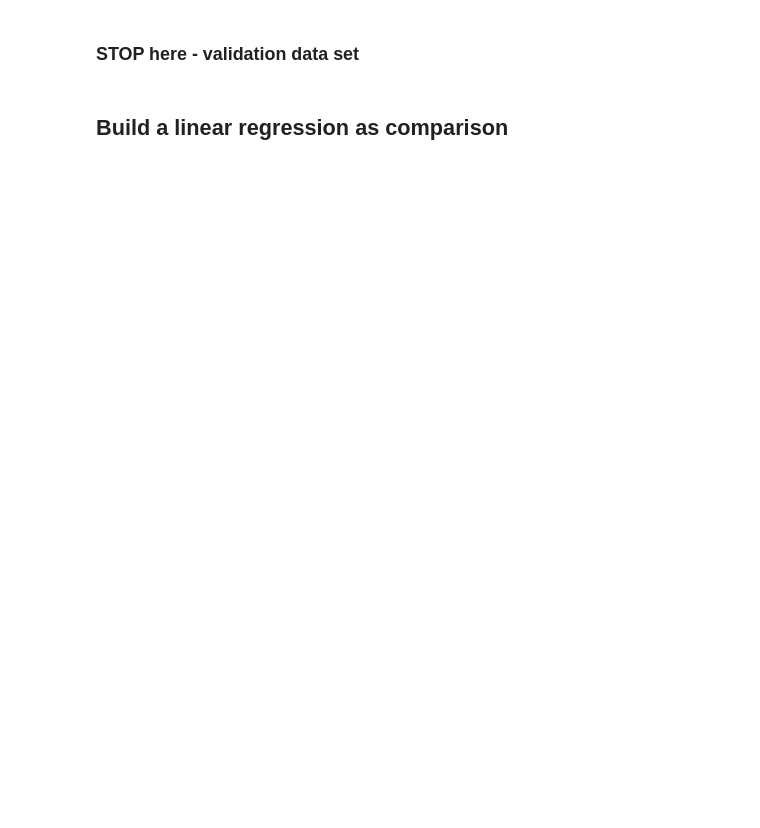
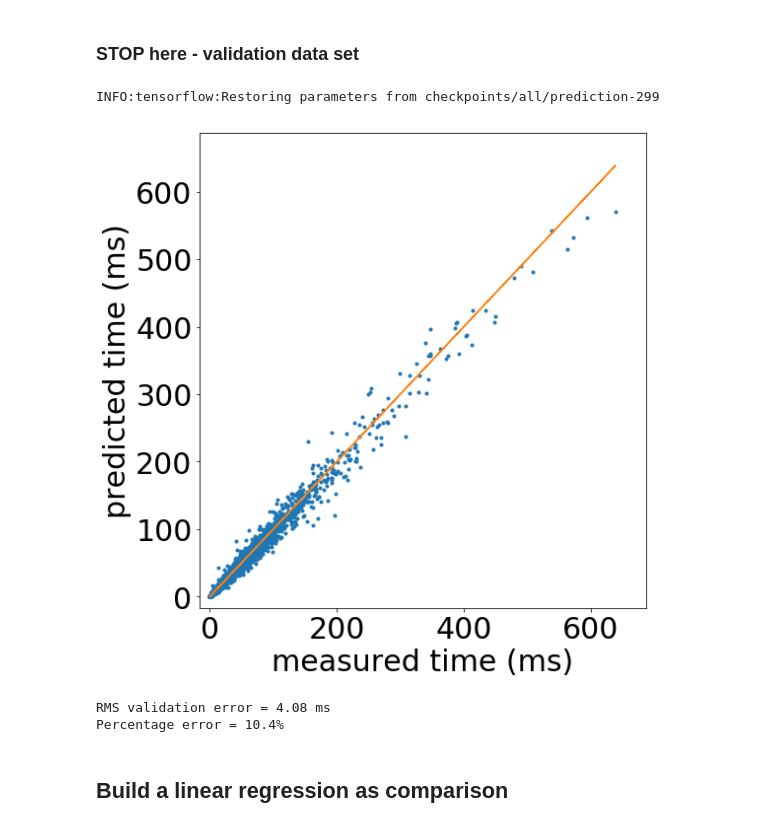
Before and after one commit to CDECatapult/ml-performance-prediction, a Jupyter notebook: prediction_model/notebooks/model_compTime.ipynb, the cells around one changed output. Saved outputs shown, nothing was run; the diff lists cells and outputs as text; code cells hidden in the pictures; blank space fills up the shorter version.

```diff
--- a/prediction_model/notebooks/model_compTime.ipynb
+++ b/prediction_model/notebooks/model_compTime.ipynb
@@ -26,7 +26,7 @@ from prediction_model import dataprep
 # %%
 model_name = 'all'
 
-MODEL_PATH = os.path.join(ROOT_DIR, 'prediction/models/%s/' %model_name)
+MODEL_PATH = os.path.join(ROOT_DIR, 'prediction_model/models/%s/' %model_name)
 DATA_PATH = os.path.join(ROOT_DIR, 'prediction_model/data')
 # %%
 try:
@@ -72,22 +72,26 @@ if useData == 'Dense':
 # %%
 split=[.8,.1,.1]
 if model_name == 'all' or model_name[0:3] == 'no_':
-    data_cols_conv = ['batchsize','elements_matrix','elements_kernel','channels_in','channels_out','padding','strides','use_bias',
+    data_cols_conv = ['batchsize','elements_matrix','elements_kernel',
+                      'channels_in','channels_out','padding','strides','use_bias',
                       'opt_SGD','opt_Adadelta','opt_Adagrad','opt_Momentum','opt_Adam','opt_RMSProp',
                       'act_relu','act_tanh','act_sigmoid',
-#                       'ops','memory_weights','memory_in','memory_out',
-                      'bandwidth','cores','clock'
-                     ]
+                      'bandwidth','cores','clock']
+
+    data_cols_dense = ['batchsize','dim_input','dim_output',
+                       'opt_SGD','opt_Adadelta','opt_Adagrad','opt_Momentum','opt_Adam','opt_RMSProp',
+                       'act_relu','act_tanh','act_sigmoid',
+                      'bandwidth','cores','clock']
+
 else:
-    data_cols_conv = ['batchsize','elements_matrix','elements_kernel','channels_in','channels_out','padding','strides','use_bias',
+    data_cols_conv = ['batchsize','elements_matrix','elements_kernel',
+                      'channels_in','channels_out','padding','strides','use_bias',
                       'opt_SGD','opt_Adadelta','opt_Adagrad','opt_Momentum','opt_Adam','opt_RMSProp',
-                      'act_relu','act_tanh','act_sigmoid'
-#                       'ops','memory_weights','memory_in','memory_out'
-                     ]
+                      'act_relu','act_tanh','act_sigmoid']
 
-data_cols_dense = ['batchsize','dim_input','dim_output',
-                   'opt_SGD','opt_Adadelta','opt_Adagrad','opt_Momentum','opt_Adam','opt_RMSProp',
-                   'act_relu','act_tanh','act_sigmoid']
+    data_cols_dense = ['batchsize','dim_input','dim_output',
+                       'opt_SGD','opt_Adadelta','opt_Adagrad','opt_Momentum','opt_Adam','opt_RMSProp',
+                       'act_relu','act_tanh','act_sigmoid']
 
 
 if useData == 'Conv':
@@ -160,7 +184,7 @@ model.train(data['Train'],time['Train'],data['Test'],time['Test'],300)
 # %%
 saver = tf.train.Saver()
+folder = os.path.join(ROOT_DIR, 'prediction_model/models/%s/saved_model' %model_name)
 try:
-    folder = ('../prediction/models/%s/saved_model' %model_name)
     shutil.rmtree(folder)
 except:
     pass
@@ -171,6 +195,6 @@ with tf.Session() as sess:
     saver.restore(sess, ckpt.model_checkpoint_path)
     tf.saved_model.simple_save(
             sess,
-            '../prediction/models/%s/saved_model' %model_name,
+            folder,
             inputs={'model_input': inputs,'model_istraining': model.istraining},
             outputs={'model_prediction': model.prediction})
@@ -254,42 +282,44 @@ perc_error = np.mean(np.abs(time['Validation']-validation_prediction)/time['Vali
 fig,ax = plt.subplots(1,1,figsize=[8,8])
 ax.plot(time['Validation'],validation_prediction,'.')
 ax.plot(time['Validation'],time['Validation'],2)
-#ax.set_yscale('log')
-#ax.set_xscale('log')
-#ax.set_title('RMS validation error = %.3g ms' %(RMS_validation_error),fontsize=16)
 
 
 ax.get_xaxis().set_major_formatter(matplotlib.ticker.ScalarFormatter())
 ax.get_yaxis().set_major_formatter(matplotlib.ticker.ScalarFormatter())
 ax.xaxis.set_minor_formatter(plt.NullFormatter())
 ax.yaxis.set_minor_formatter(plt.NullFormatter())
 
 matplotlib.rc('xtick', labelsize=30)
 matplotlib.rc('ytick', labelsize=30)
 
 plt.xlabel('measured time (ms)',fontsize=30)
 plt.ylabel('predicted time (ms)',fontsize=30)
 
 
 axlim = max(plt.xlim()[1],plt.ylim()[1])
 
 
 #plt.axis('equal')
 ax.set_xlim(-axlim*.025,axlim*1.025)
 ax.set_ylim(-axlim*.025,axlim*1.025)
 
-ax.xaxis.set_ticks([0,25,50,75,100,125])
+# ax.xaxis.set_ticks([0,25,50,75,100,125])
 
 plt.tight_layout()
 
-if useData == 'Conv':
-    plt.savefig('figures/Validation_%s_conv.png' %model_name, dpi=300)
-elif useData == 'Dense':
-    plt.savefig('figures/Validation_%s_fc.png' %model_name, dpi=300)
+# if useData == 'Conv':
+#     plt.savefig('figures/Validation_%s_conv.png' %model_name, dpi=300)
+# elif useData == 'Dense':
+#     plt.savefig('figures/Validation_%s_fc.png' %model_name, dpi=300)
 
 plt.show()
 print('RMS validation error = %.3g ms' %(RMS_validation_error))
 print('Percentage error = %.3g%%' %(perc_error))
+# %% [output]
+INFO:tensorflow:Restoring parameters from checkpoints/all/prediction-299
+[figure, added]
+RMS validation error = 4.08 ms
+Percentage error = 10.4%
 # %% [markdown]
 ## Build a linear regression as comparison
 # %%
```
Also changed, not shown: parts of 12 cells of this notebook, 1 other file.
